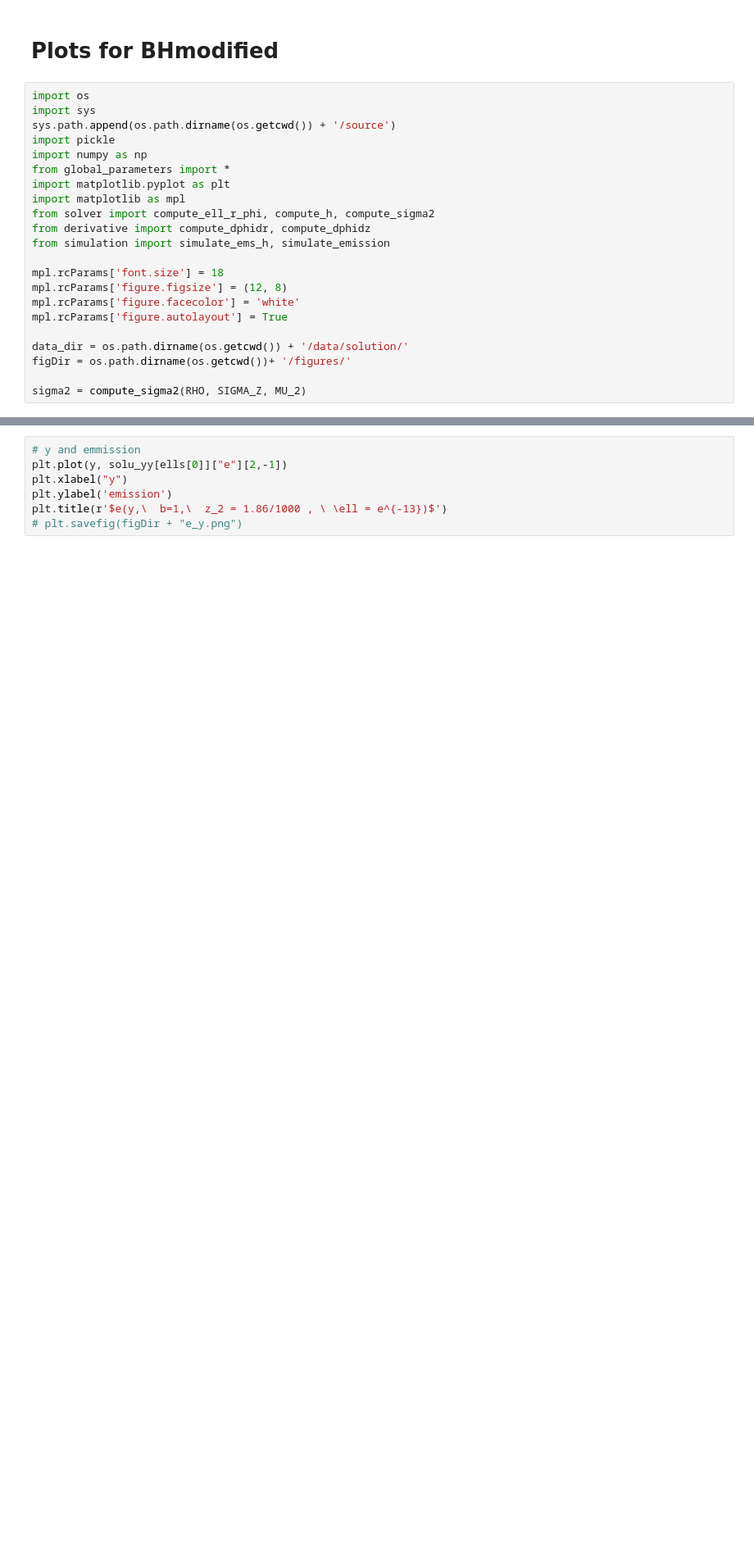
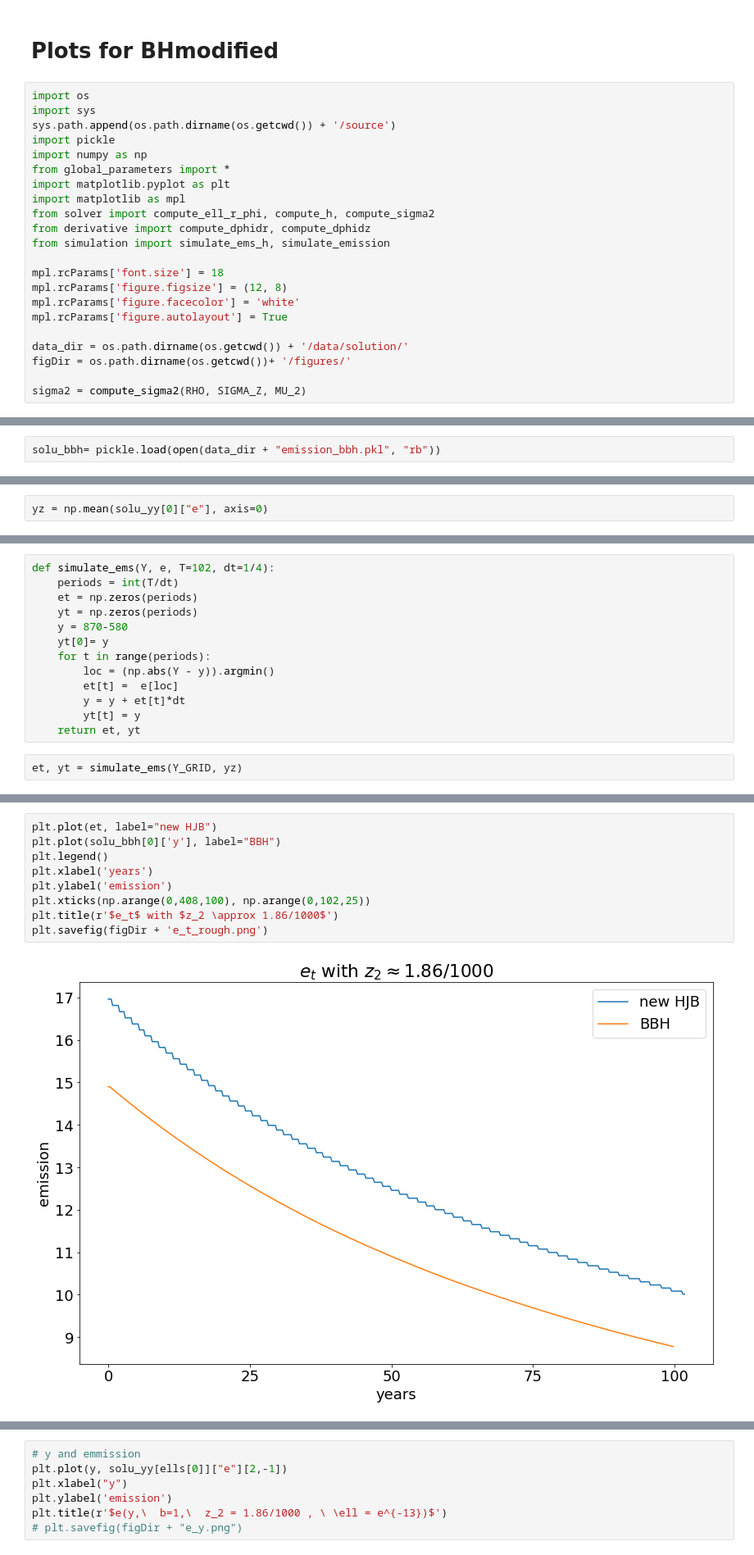
Before and after one commit to lphansen/ClimateUncertaintySpillover, a Jupyter notebook: source/solution_plots.ipynb, the cells around one changed output, grey strips where cells are left out. Shown at 82% size. Cells and saved outputs as stored; diff of their text form; blank space fills up the shorter version.

```diff
--- a/source/solution_plots.ipynb
+++ b/source/solution_plots.ipynb
@@ -34,0 +31,2 @@ dict_keys([2.2603294069810542e-06, 2.360329406981054e-06, 2.661196580895438e-06,
+# %%
+solu_bbh= pickle.load(open(data_dir + "emission_bbh.pkl", "rb"))
@@ -34,0 +57,2 @@ dict_keys([2.2603294069810542e-06, 2.360329406981054e-06, 2.661196580895438e-06,
+# %%
+yz = np.mean(solu_yy[0]["e"], axis=0)
@@ -34,0 +72,15 @@ dict_keys([2.2603294069810542e-06, 2.360329406981054e-06, 2.661196580895438e-06,
+# %%
+def simulate_ems(Y, e, T=102, dt=1/4):
+    periods = int(T/dt)
+    et = np.zeros(periods)
+    yt = np.zeros(periods)
+    y = 870-580
+    yt[0]= y
+    for t in range(periods):
+        loc = (np.abs(Y - y)).argmin()
+        et[t] =  e[loc]
+        y = y + et[t]*dt
+        yt[t] = y
+    return et, yt
+# %%
+et, yt = simulate_ems(Y_GRID, yz)
@@ -34,0 +91,11 @@ dict_keys([2.2603294069810542e-06, 2.360329406981054e-06, 2.661196580895438e-06,
+# %%
+plt.plot(et, label="new HJB")
+plt.plot(solu_bbh[0]['y'], label="BBH")
+plt.legend()
+plt.xlabel('years')
+plt.ylabel('emission')
+plt.xticks(np.arange(0,408,100), np.arange(0,102,25))
+plt.title(r'$e_t$ with $z_2 \approx 1.86/1000$')
+plt.savefig(figDir + 'e_t_rough.png')
+# %% [output]
+[figure, added]
```
Also changed, not shown: parts of 14 cells of this notebook, 5 other files.
